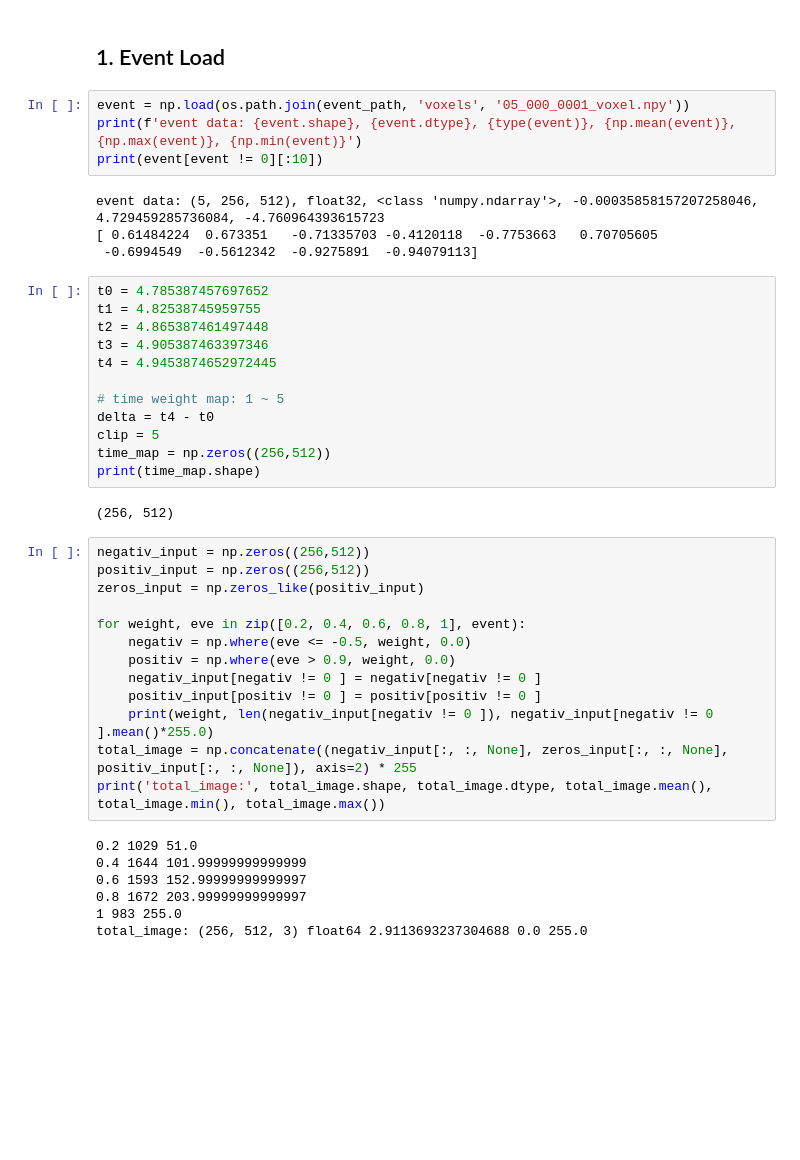
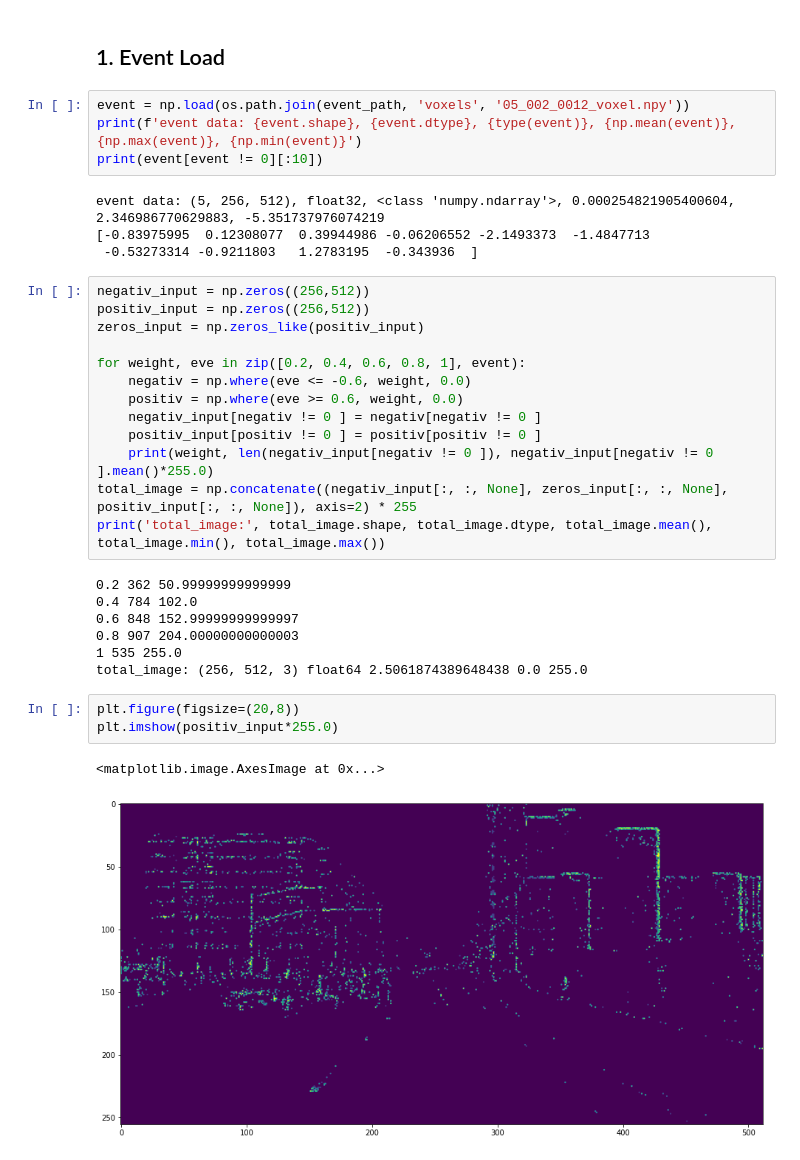
Before and after one commit to J-PARK11/HYU_CVLAB_Work, a Jupyter notebook: Event_camera/RAM_Net/TA_ECS.ipynb, the cells around one changed output. Saved outputs shown, nothing was run; the diff lists cells and outputs as text; blank space fills up the shorter version.

```diff
--- a/Event_camera/RAM_Net/TA_ECS.ipynb
+++ b/Event_camera/RAM_Net/TA_ECS.ipynb
@@ -12,44 +14,36 @@ event_path = '/home/work/main/jpark/Event_camera/data/Town05_sample/Town05_seque
 # %% [markdown]
 ## 1. Event Load
 # %%
-event = np.load(os.path.join(event_path, 'voxels', '05_000_0001_voxel.npy'))
+event = np.load(os.path.join(event_path, 'voxels', '05_002_0012_voxel.npy'))
 print(f'event data: {event.shape}, {event.dtype}, {type(event)}, {np.mean(event)}, {np.max(event)}, {np.min(event)}')
 print(event[event != 0][:10])
 # %% [output]
-event data: (5, 256, 512), float32, <class 'numpy.ndarray'>, -0.00035858157207258046, 4.729459285736084, -4.760964393615723
-[ 0.61484224  0.673351   -0.71335703 -0.4120118  -0.7753663   0.70705605
- -0.6994549  -0.5612342  -0.9275891  -0.94079113]
+event data: (5, 256, 512), float32, <class 'numpy.ndarray'>, 0.000254821905400604, 2.346986770629883, -5.351737976074219
+[-0.83975995  0.12308077  0.39944986 -0.06206552 -2.1493373  -1.4847713
+ -0.53273314 -0.9211803   1.2783195  -0.343936  ]
-# %%
-t0 = 4.785387457697652
-t1 = 4.82538745959755
-t2 = 4.865387461497448
-t3 = 4.905387463397346
-t4 = 4.9453874652972445
-
-# time weight map: 1 ~ 5
-delta = t4 - t0
-clip = 5
-time_map = np.zeros((256,512))
-print(time_map.shape)
-# %% [output]
-(256, 512)
 # %%
 negativ_input = np.zeros((256,512))
 positiv_input = np.zeros((256,512))
 zeros_input = np.zeros_like(positiv_input)
 
 for weight, eve in zip([0.2, 0.4, 0.6, 0.8, 1], event):
-    negativ = np.where(eve <= -0.5, weight, 0.0)
-    positiv = np.where(eve > 0.9, weight, 0.0)
+    negativ = np.where(eve <= -0.6, weight, 0.0)
+    positiv = np.where(eve >= 0.6, weight, 0.0)
     negativ_input[negativ != 0 ] = negativ[negativ != 0 ]
     positiv_input[positiv != 0 ] = positiv[positiv != 0 ]
     print(weight, len(negativ_input[negativ != 0 ]), negativ_input[negativ != 0 ].mean()*255.0)
 total_image = np.concatenate((negativ_input[:, :, None], zeros_input[:, :, None], positiv_input[:, :, None]), axis=2) * 255
 print('total_image:', total_image.shape, total_image.dtype, total_image.mean(), total_image.min(), total_image.max())
 # %% [output]
-0.2 1029 51.0
-0.4 1644 101.99999999999999
-0.6 1593 152.99999999999997
-0.8 1672 203.99999999999997
-1 983 255.0
-total_image: (256, 512, 3) float64 2.9113693237304688 0.0 255.0
+0.2 362 50.99999999999999
+0.4 784 102.0
+0.6 848 152.99999999999997
+0.8 907 204.00000000000003
+1 535 255.0
+total_image: (256, 512, 3) float64 2.5061874389648438 0.0 255.0
+# %%
+plt.figure(figsize=(20,8))
+plt.imshow(positiv_input*255.0)
+# %% [output]
+<matplotlib.image.AxesImage at 0x...>
+[figure, added]
```
Also changed, not shown: parts of 24 cells of this notebook, 25 other files.
